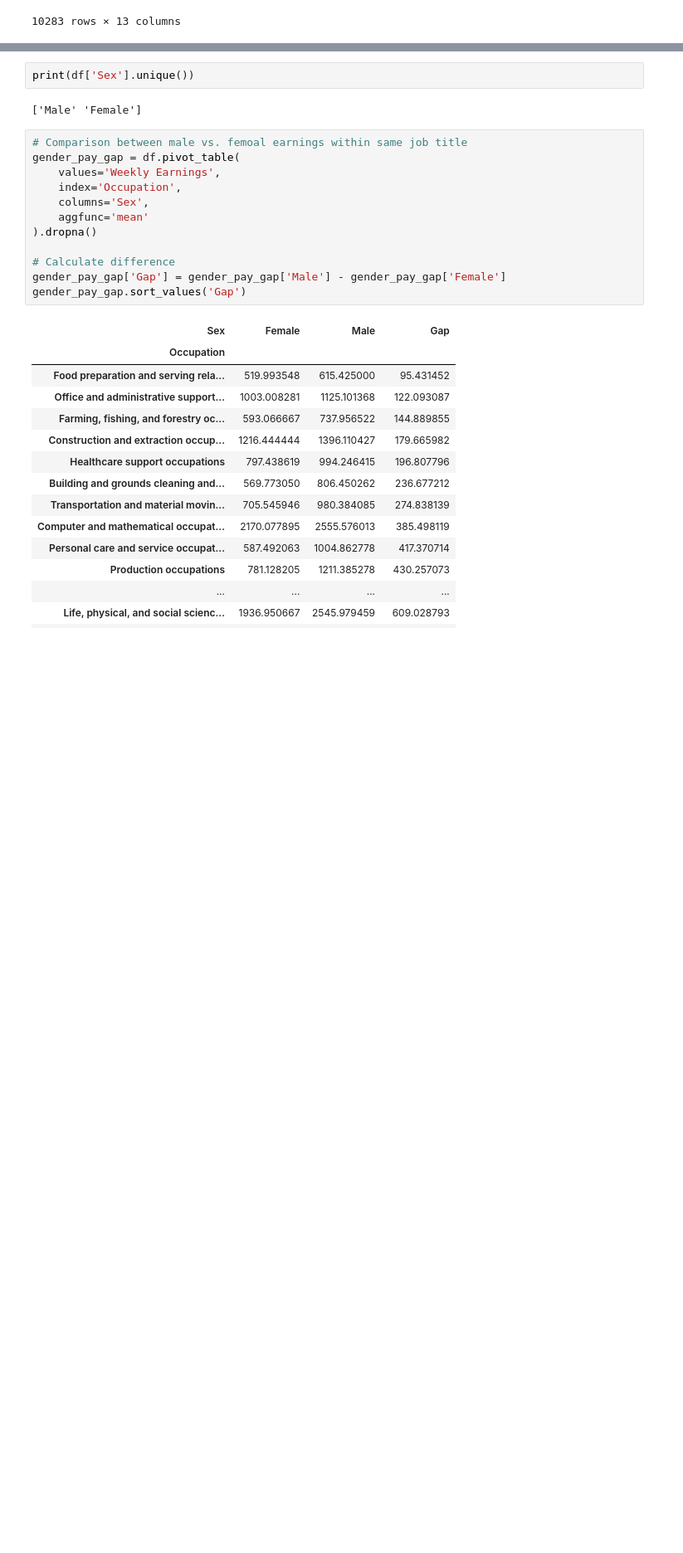
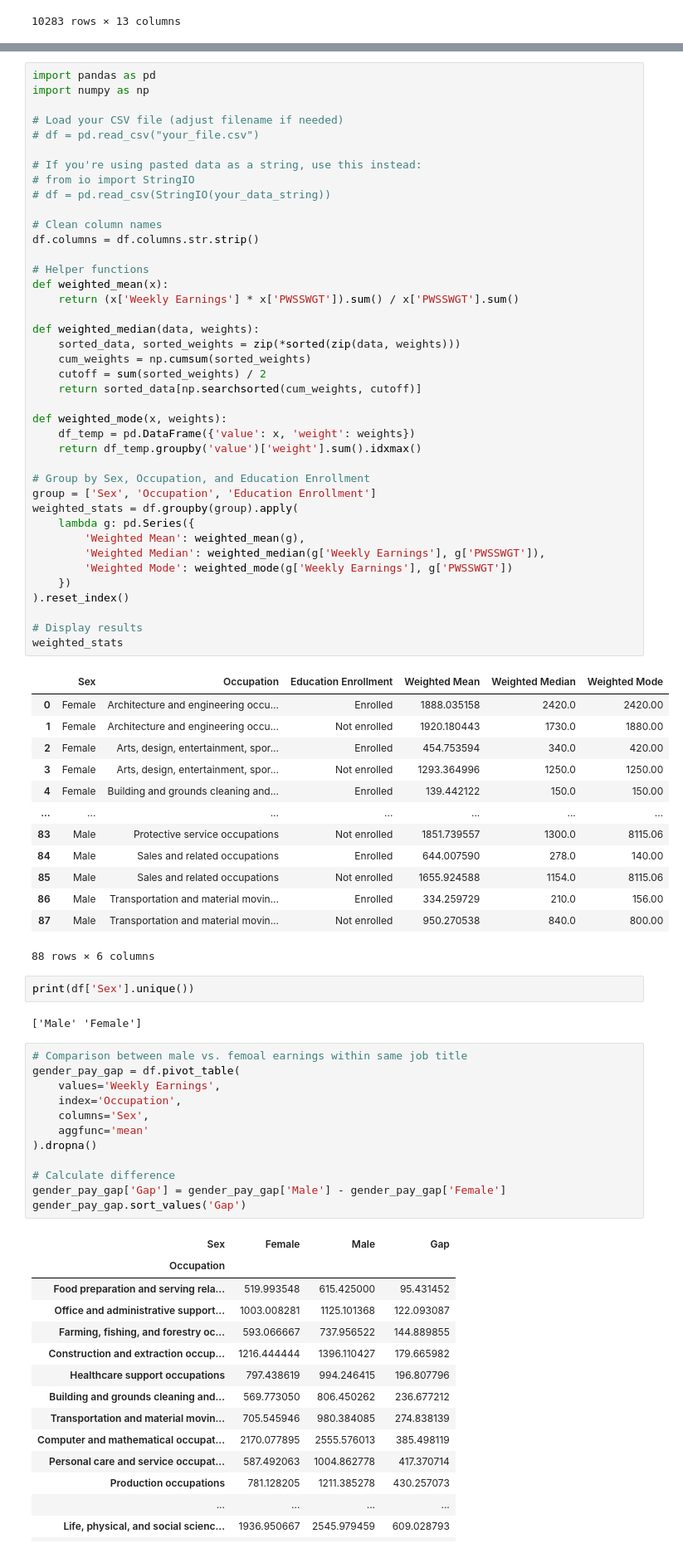
Before and after one commit to JenniBean-K/Money-Talks-A-Demographic-Story, a Jupyter notebook: jkim/outputs/Untitled-1.ipynb, the cells around one changed output, grey strips where cells are left out. Shown at 83% size. Cells and saved outputs as stored; diff of their text form; blank space fills up the shorter version.

Commit message:
data analysis

```diff
--- a/jkim/outputs/Untitled-1.ipynb
+++ b/jkim/outputs/Untitled-1.ipynb
@@ -120,3 +180,57 @@ Name: Weekly Earnings, dtype: float64
+# %%
+import pandas as pd
+import numpy as np
+
+# Load your CSV file (adjust filename if needed)
+# df = pd.read_csv("your_file.csv")
+
+# If you're using pasted data as a string, use this instead:
+# from io import StringIO
+# df = pd.read_csv(StringIO(your_data_string))
+
+# Clean column names
+df.columns = df.columns.str.strip()
+
+# Helper functions
+def weighted_mean(x):
+    return (x['Weekly Earnings'] * x['PWSSWGT']).sum() / x['PWSSWGT'].sum()
+
+def weighted_median(data, weights):
+    sorted_data, sorted_weights = zip(*sorted(zip(data, weights)))
+    cum_weights = np.cumsum(sorted_weights)
+    cutoff = sum(sorted_weights) / 2
+    return sorted_data[np.searchsorted(cum_weights, cutoff)]
+
+def weighted_mode(x, weights):
+    df_temp = pd.DataFrame({'value': x, 'weight': weights})
+    return df_temp.groupby('value')['weight'].sum().idxmax()
+
+# Group by Sex, Occupation, and Education Enrollment
+group = ['Sex', 'Occupation', 'Education Enrollment']
+weighted_stats = df.groupby(group).apply(
+    lambda g: pd.Series({
+        'Weighted Mean': weighted_mean(g),
+        'Weighted Median': weighted_median(g['Weekly Earnings'], g['PWSSWGT']),
+        'Weighted Mode': weighted_mode(g['Weekly Earnings'], g['PWSSWGT'])
+    })
+).reset_index()
+
+# Display results
+weighted_stats
+# %% [output]
+|  | Sex | Occupation | Education Enrollment | Weighted Mean | Weighted Median | Weighted Mode |
+| 0 | Female | Architecture and engineering occu... | Enrolled | 1888.035158 | 2420.0 | 2420.00 |
+| 1 | Female | Architecture and engineering occu... | Not enrolled | 1920.180443 | 1730.0 | 1880.00 |
+| 2 | Female | Arts, design, entertainment, spor... | Enrolled | 454.753594 | 340.0 | 420.00 |
+| 3 | Female | Arts, design, entertainment, spor... | Not enrolled | 1293.364996 | 1250.0 | 1250.00 |
+| 4 | Female | Building and grounds cleaning and... | Enrolled | 139.442122 | 150.0 | 150.00 |
+| ... | ... | ... | ... | ... | ... | ... |
+| 83 | Male | Protective service occupations | Not enrolled | 1851.739557 | 1300.0 | 8115.06 |
+| 84 | Male | Sales and related occupations | Enrolled | 644.007590 | 278.0 | 140.00 |
+| 85 | Male | Sales and related occupations | Not enrolled | 1655.924588 | 1154.0 | 8115.06 |
+| 86 | Male | Transportation and material movin... | Enrolled | 334.259729 | 210.0 | 156.00 |
+| 87 | Male | Transportation and material movin... | Not enrolled | 950.270538 | 840.0 | 800.00 |
+88 rows × 6 columns
 # %%
 print(df['Sex'].unique())
 # %% [output]
```
Also changed, not shown: parts of 6 cells of this notebook.
